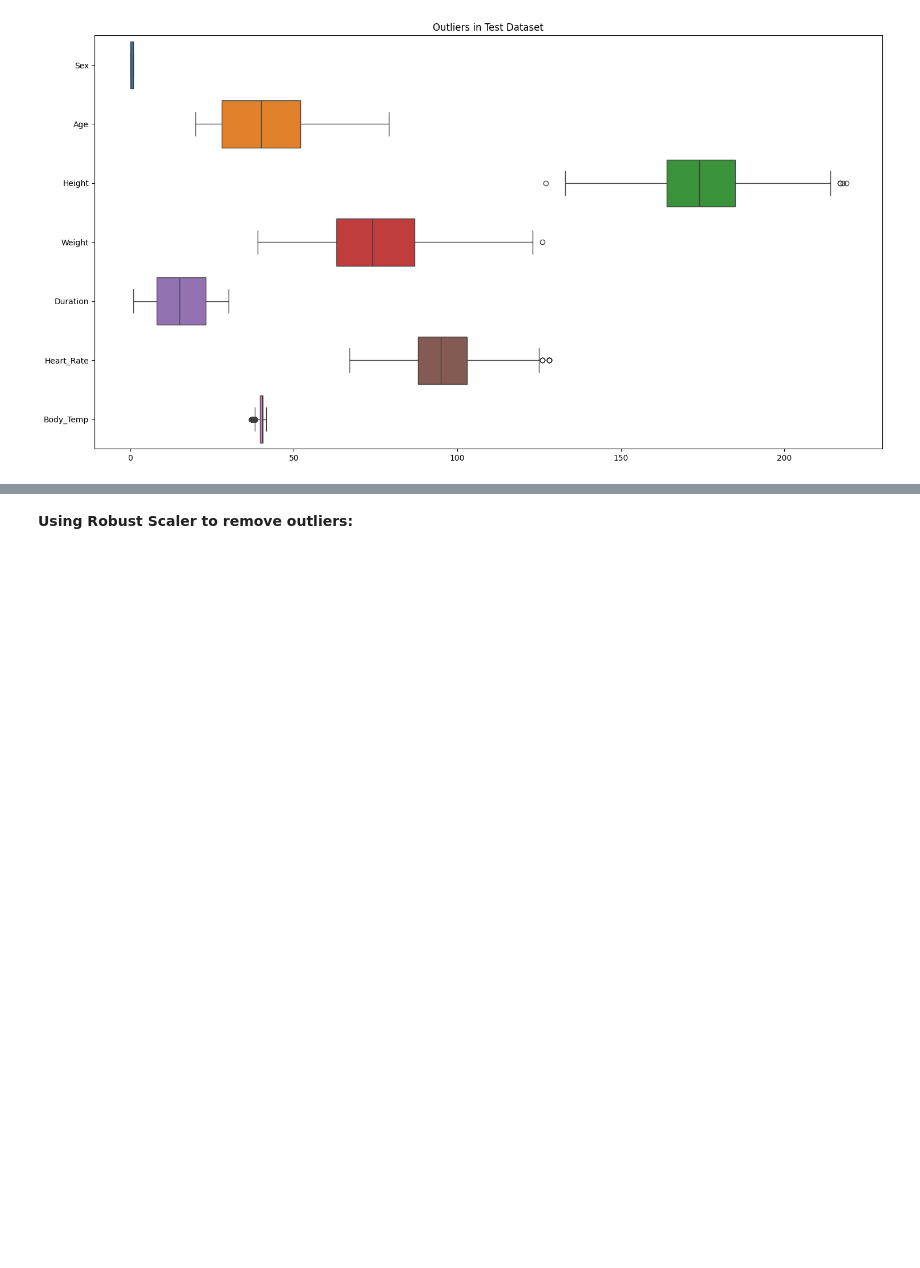
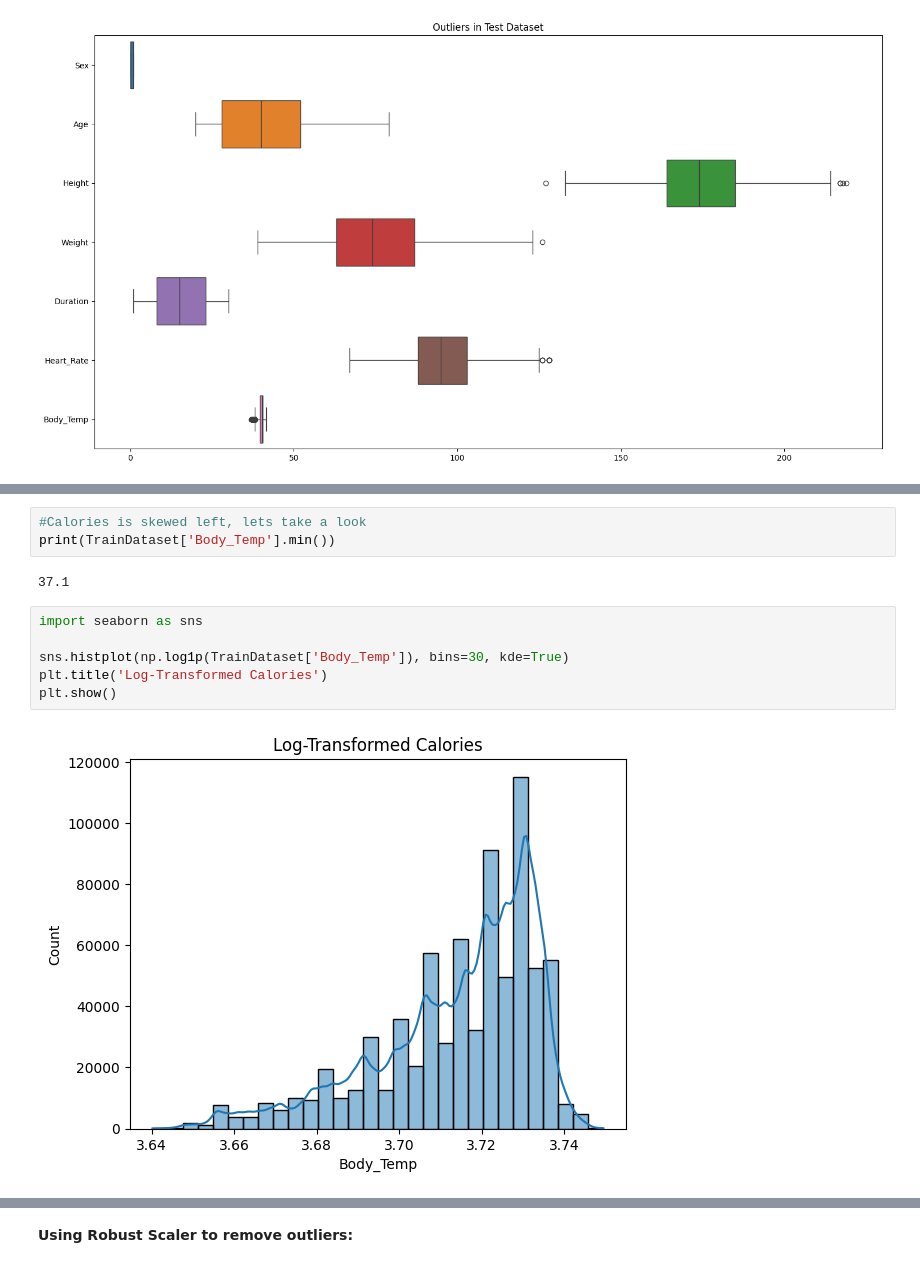
Before and after one commit to LoganBernthall/ML, a Jupyter notebook: Kaggle/Kaggle - Predict Calorie Expenditure/Kaggle - Predict Calorie Expenditure.ipynb, the cells around one changed output, grey strips where cells are left out. Saved outputs shown, nothing was run; the diff lists cells and outputs as text; blank space fills up the shorter version.

```diff
--- a/Kaggle/Kaggle - Predict Calorie Expenditure/Kaggle - Predict Calorie Expenditure.ipynb
+++ b/Kaggle/Kaggle - Predict Calorie Expenditure/Kaggle - Predict Calorie Expenditure.ipynb
@@ -207,0 +223,13 @@ plt.show()
+# %%
+#Calories is skewed left, lets take a look
+print(TrainDataset['Body_Temp'].min())
+# %% [output]
+37.1
+# %%
+import seaborn as sns
+
+sns.histplot(np.log1p(TrainDataset['Body_Temp']), bins=30, kde=True)
+plt.title('Log-Transformed Calories')
+plt.show()
+# %% [output]
+[figure, added]
```
Also changed, not shown: parts of 8 cells of this notebook.
